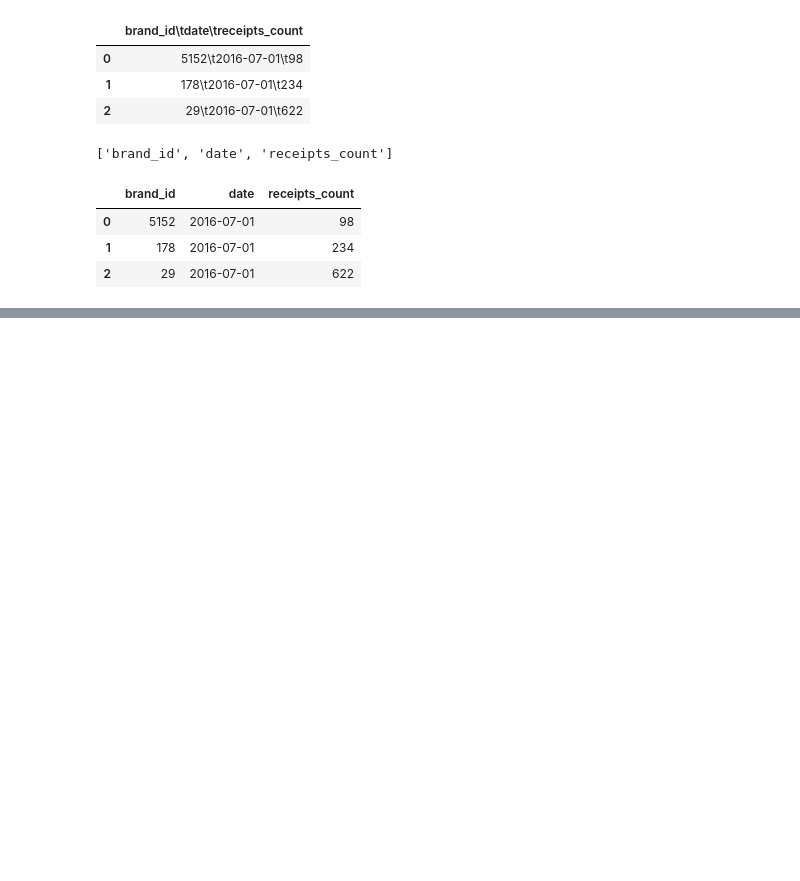
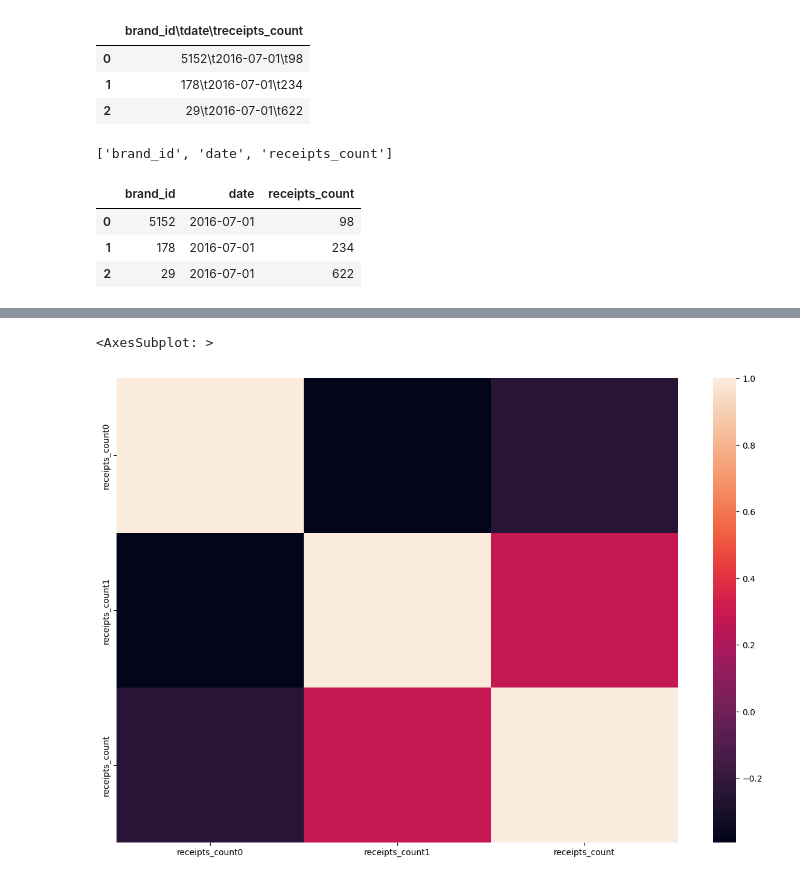
Before and after one commit to sawa25/project_8_2Y, a Jupyter notebook: lipton.ipynb, the cells around one changed output, grey strips where cells are left out. Cells and saved outputs as stored; diff of their text form; code cells hidden in the pictures; blank space fills up the shorter version.

```diff
--- a/lipton.ipynb
+++ b/lipton.ipynb
@@ -37,0 +250,3 @@ memory usage: 10.9+ KB
+# %%
+comb=dftea[0].merge(dftea[1],on='timestamp',suffixes=["0","1"]).merge(dftea[2],on='timestamp')
+comb.info()
@@ -37,0 +265,7 @@ memory usage: 10.9+ KB
+# %%
+import seaborn as sns
+plt.rcParams['figure.figsize'] = (15,10)
+sns.heatmap(comb.corr(),)
+# %% [output]
+<AxesSubplot: >
+[figure, added]
```
Also changed, not shown: parts of 22 cells of this notebook.
